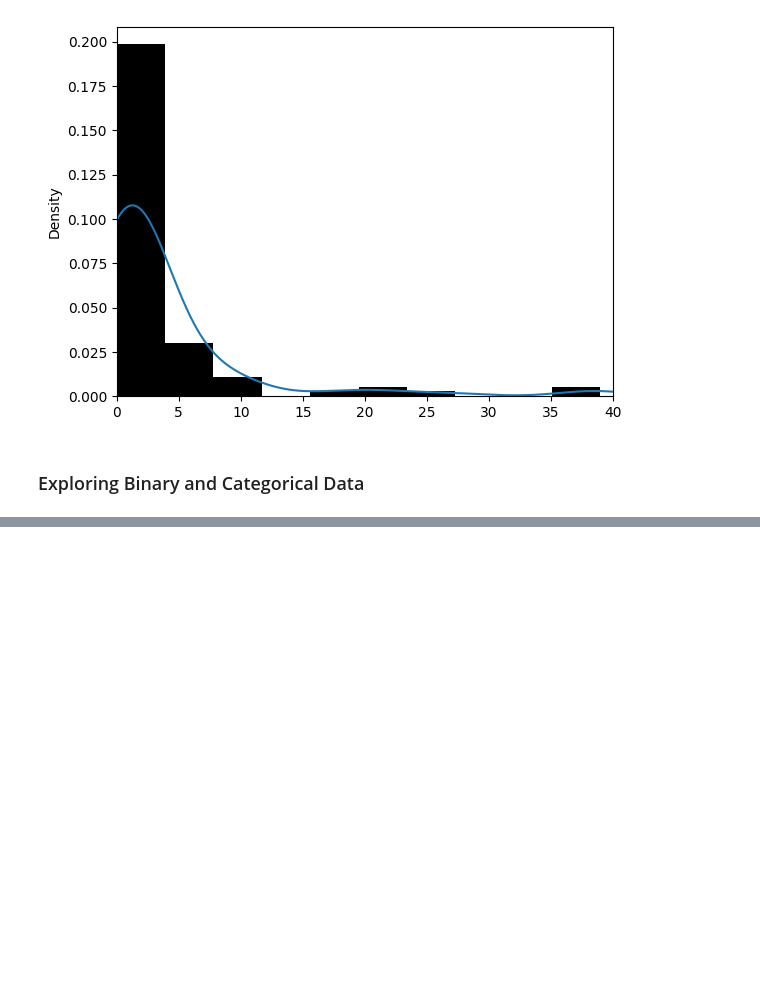
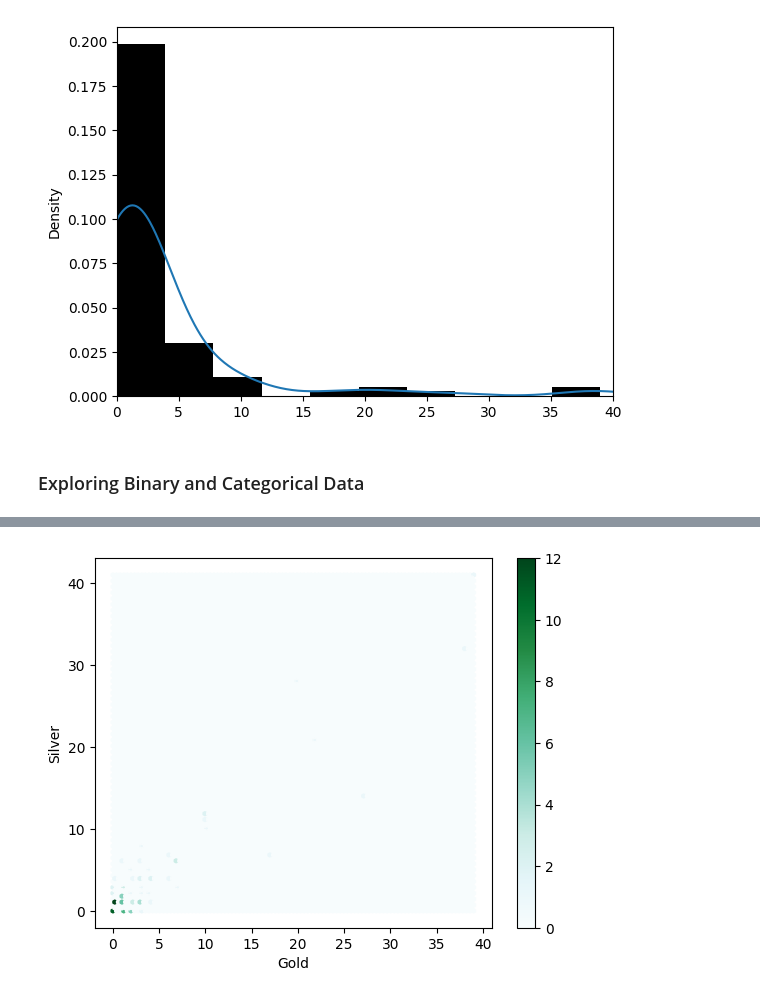
Before and after one commit to OjmJakon/Mini-Projects, a Jupyter notebook: Data Science/Practical Statistics For Data Scientists (book)/Chapter 1.ipynb, the cells around one changed output, grey strips where cells are left out. Cells and saved outputs as stored; diff of their text form; code cells hidden in the pictures; blank space fills up the shorter version.

```diff
--- a/Data Science/Practical Statistics For Data Scientists (book)/Chapter 1.ipynb
+++ b/Data Science/Practical Statistics For Data Scientists (book)/Chapter 1.ipynb
@@ -158,0 +181,6 @@ plt.show()
+# %%
+medal_count.plot.hexbin(x="Gold", y="Silver", sharex=False)
+plt.show()
+#Due to us not having a lot of data, this isn't very useful
+# %% [output]
+[figure, added]
```
Also changed, not shown: parts of 8 cells of this notebook.
